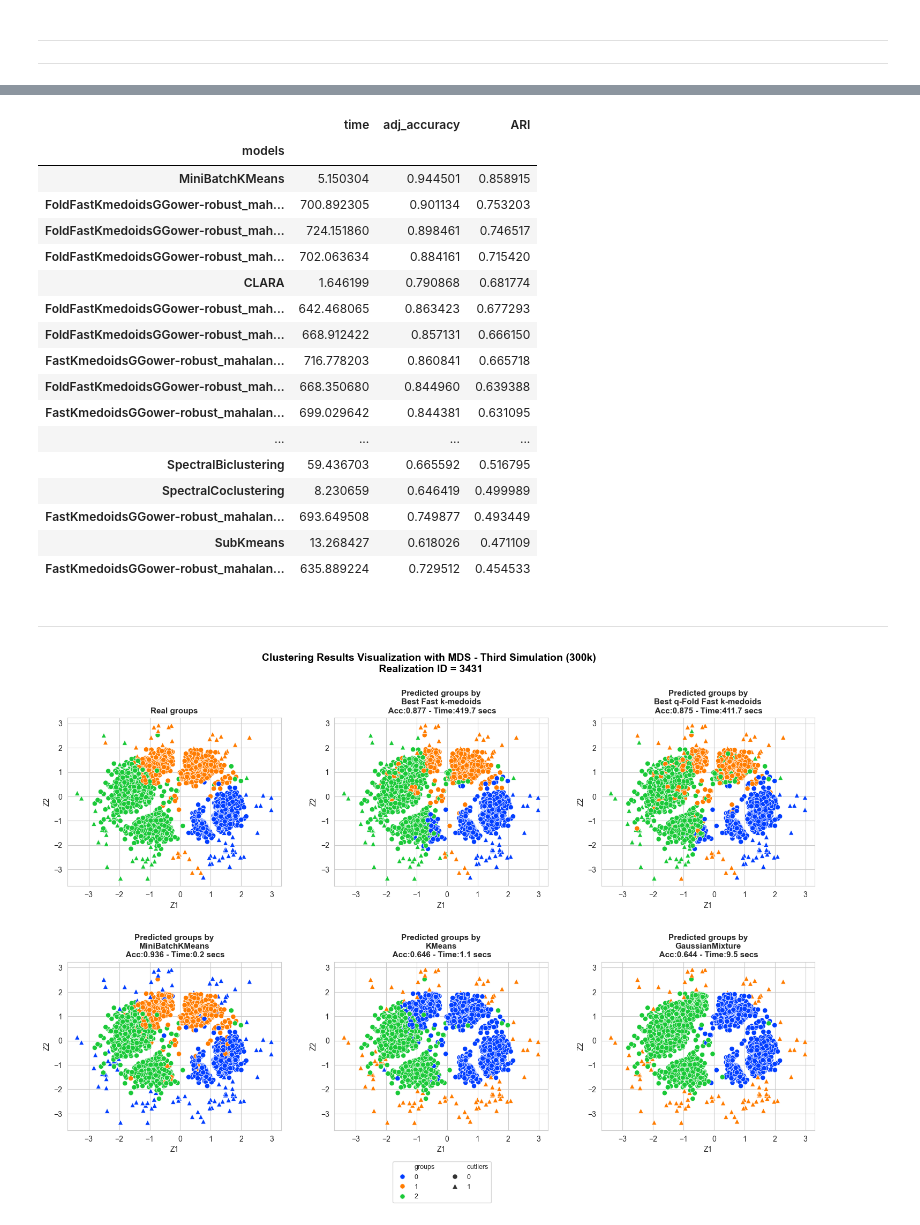
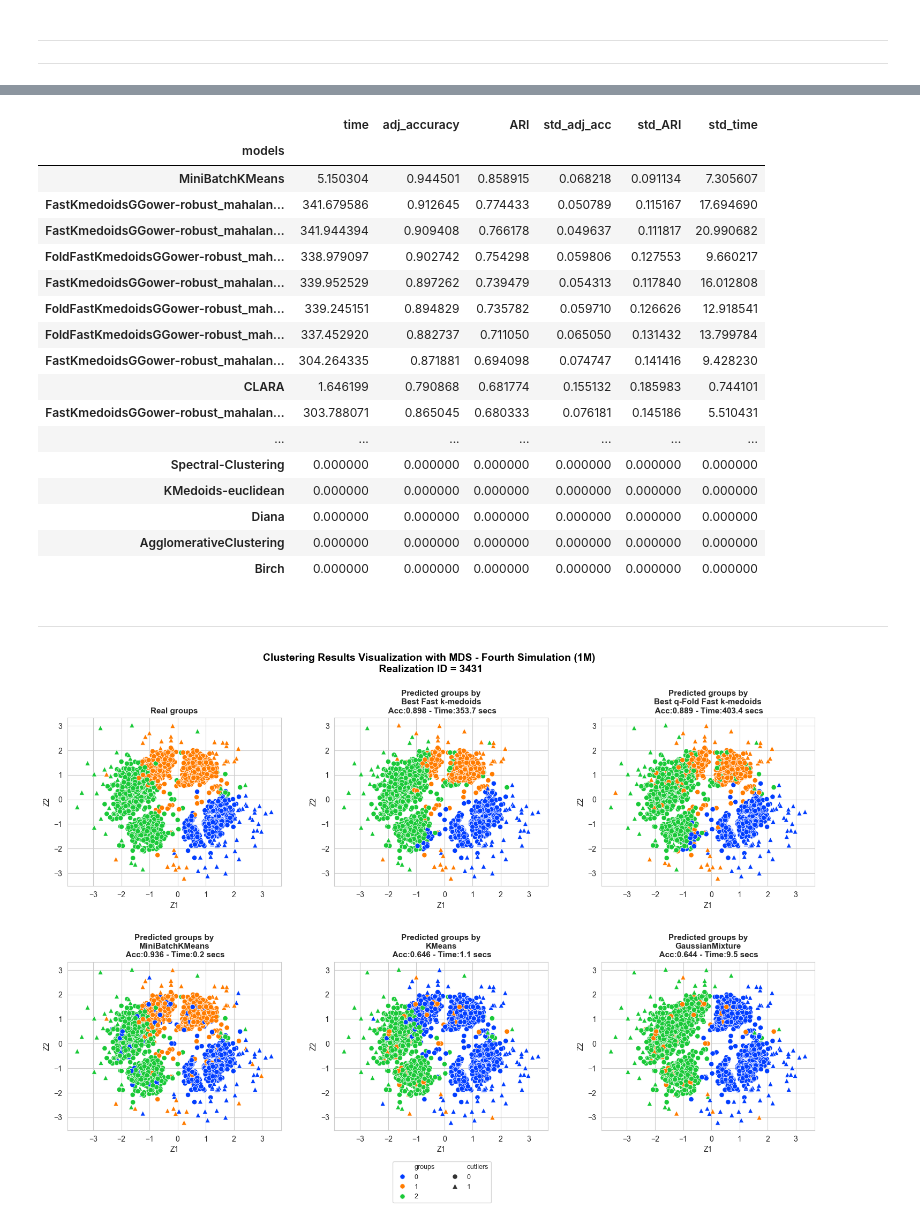
Before and after one commit to FabioScielzoOrtiz/db-robust-clust-paper-code, a Jupyter notebook: experiments/simulations/experiments_simulation_4.ipynb, the cells around one changed output, grey strips where cells are left out. Cells and saved outputs as stored; diff of their text form; code cells hidden in the pictures.

```diff
--- a/experiments/simulations/experiments_simulation_4.ipynb
+++ b/experiments/simulations/experiments_simulation_4.ipynb
@@ -933,6 +937,7 @@ if run_experiment_4:
     # Open results by chunk
     chunk_ids = range(len(random_state_list_chunks))
     results_folder_path = os.path.join(current_path, '..', '..', 'results', 'results_experiment_4', 'simulation_4')
+    file_id = '20251019_102220'
     results_chunk = {}
     for chunk_id in chunk_ids:
         results_filename = f'new_results_exp_4_simu_5_chunk_{chunk_id}_{file_id}.pkl'
@@ -1007,6 +1008,8 @@ for model_name in not_feasible_methods:
     avg_results['std_adj_acc'][model_name] = 0
     avg_results['std_ARI'][model_name] = 0
     avg_results['std_time'][model_name] = 0
+
+avg_results['std_time']['LDAKmeans'] = 45.097200359565882
 
 model_names = np.array(list(avg_results['adj_accuracy'].keys()))
 avg_adj_accuracy = np.array(list(avg_results['adj_accuracy'].values()))
@@ -1154,24 +1155,24 @@ avg_results_df_sorted_acc
 # %%
 avg_results_df_sorted_ari
 # %% [output]
-|  | time | adj_accuracy | ARI |
-| models |  |  |  |
-| MiniBatchKMeans | 5.150304 | 0.944501 | 0.858915 |
-| FoldFastKmedoidsGGower-robust_mah... | 700.892305 | 0.901134 | 0.753203 |
-| FoldFastKmedoidsGGower-robust_mah... | 724.151860 | 0.898461 | 0.746517 |
-| FoldFastKmedoidsGGower-robust_mah... | 702.063634 | 0.884161 | 0.715420 |
-| CLARA | 1.646199 | 0.790868 | 0.681774 |
-| FoldFastKmedoidsGGower-robust_mah... | 642.468065 | 0.863423 | 0.677293 |
-| FoldFastKmedoidsGGower-robust_mah... | 668.912422 | 0.857131 | 0.666150 |
-| FastKmedoidsGGower-robust_mahalan... | 716.778203 | 0.860841 | 0.665718 |
-| FoldFastKmedoidsGGower-robust_mah... | 668.350680 | 0.844960 | 0.639388 |
-| FastKmedoidsGGower-robust_mahalan... | 699.029642 | 0.844381 | 0.631095 |
-| ... | ... | ... | ... |
-| SpectralBiclustering | 59.436703 | 0.665592 | 0.516795 |
-| SpectralCoclustering | 8.230659 | 0.646419 | 0.499989 |
-| FastKmedoidsGGower-robust_mahalan... | 693.649508 | 0.749877 | 0.493449 |
-| SubKmeans | 13.268427 | 0.618026 | 0.471109 |
-| FastKmedoidsGGower-robust_mahalan... | 635.889224 | 0.729512 | 0.454533 |
+|  | time | adj_accuracy | ARI | std_adj_acc | std_ARI | std_time |
+| models |  |  |  |  |  |  |
+| MiniBatchKMeans | 5.150304 | 0.944501 | 0.858915 | 0.068218 | 0.091134 | 7.305607 |
+| FastKmedoidsGGower-robust_mahalan... | 341.679586 | 0.912645 | 0.774433 | 0.050789 | 0.115167 | 17.694690 |
+| FastKmedoidsGGower-robust_mahalan... | 341.944394 | 0.909408 | 0.766178 | 0.049637 | 0.111817 | 20.990682 |
+| FoldFastKmedoidsGGower-robust_mah... | 338.979097 | 0.902742 | 0.754298 | 0.059806 | 0.127553 | 9.660217 |
+| FastKmedoidsGGower-robust_mahalan... | 339.952529 | 0.897262 | 0.739479 | 0.054313 | 0.117840 | 16.012808 |
+| FoldFastKmedoidsGGower-robust_mah... | 339.245151 | 0.894829 | 0.735782 | 0.059710 | 0.126626 | 12.918541 |
+| FoldFastKmedoidsGGower-robust_mah... | 337.452920 | 0.882737 | 0.711050 | 0.065050 | 0.131432 | 13.799784 |
+| FastKmedoidsGGower-robust_mahalan... | 304.264335 | 0.871881 | 0.694098 | 0.074747 | 0.141416 | 9.428230 |
+| CLARA | 1.646199 | 0.790868 | 0.681774 | 0.155132 | 0.185983 | 0.744101 |
+| FastKmedoidsGGower-robust_mahalan... | 303.788071 | 0.865045 | 0.680333 | 0.076181 | 0.145186 | 5.510431 |
+| ... | ... | ... | ... | ... | ... | ... |
+| Spectral-Clustering | 0.000000 | 0.000000 | 0.000000 | 0.000000 | 0.000000 | 0.000000 |
+| KMedoids-euclidean | 0.000000 | 0.000000 | 0.000000 | 0.000000 | 0.000000 | 0.000000 |
+| Diana | 0.000000 | 0.000000 | 0.000000 | 0.000000 | 0.000000 | 0.000000 |
+| AgglomerativeClustering | 0.000000 | 0.000000 | 0.000000 | 0.000000 | 0.000000 | 0.000000 |
+| Birch | 0.000000 | 0.000000 | 0.000000 | 0.000000 | 0.000000 | 0.000000 |
 # %% [markdown]
 ---
 # %%
@@ -1212,20 +1213,20 @@ time_dict = {names_to_plot[method]: results[random_state_mds]['time'][method] fo
 # %%
 plot_filename = f'mds_plot_exp_4_simu_5_{file_id}.png'
 results_folder_path = os.path.join(current_path, '..', '..', 'results', 'results_experiment_4', 'simulation_4')
 plot_save_path = os.path.join(results_folder_path, plot_filename)
 
 clustering_MDS_plot_multiple_methods(X_mds=X_mds, y_pred=y_pred_dict,
                                      y_true=y[fastGG.sample_index],
-                                     title=f"Clustering Results Visualization with MDS - Third Simulation (300k)\n Realization ID = {random_state_mds}",
+                                     title=f"Clustering Results Visualization with MDS - Fourth Simulation (1M)\n Realization ID = {random_state_mds}",
                                      accuracy=accuracy_dict, time=time_dict, n_rows=2,
                                      figsize=(18,10), bbox_to_anchor=(0.75,-1.9),
                                      title_size=14, title_weight='bold',
                                      subtitles_size=11,
                                      points_size=45, title_height=1,
                                      wspace=0.25, hspace=0.45,
                                      outliers_boolean=outliers_bool[fastGG.sample_index],
                                      n_cols_legend=2, legend_title='', legend_size=9,
                                      save = True, file_name = plot_save_path
 )
 # %% [output]
-[figure, old version]
+[figure, new version]
```
Also changed, not shown: parts of 7 cells of this notebook, 2 other files.
